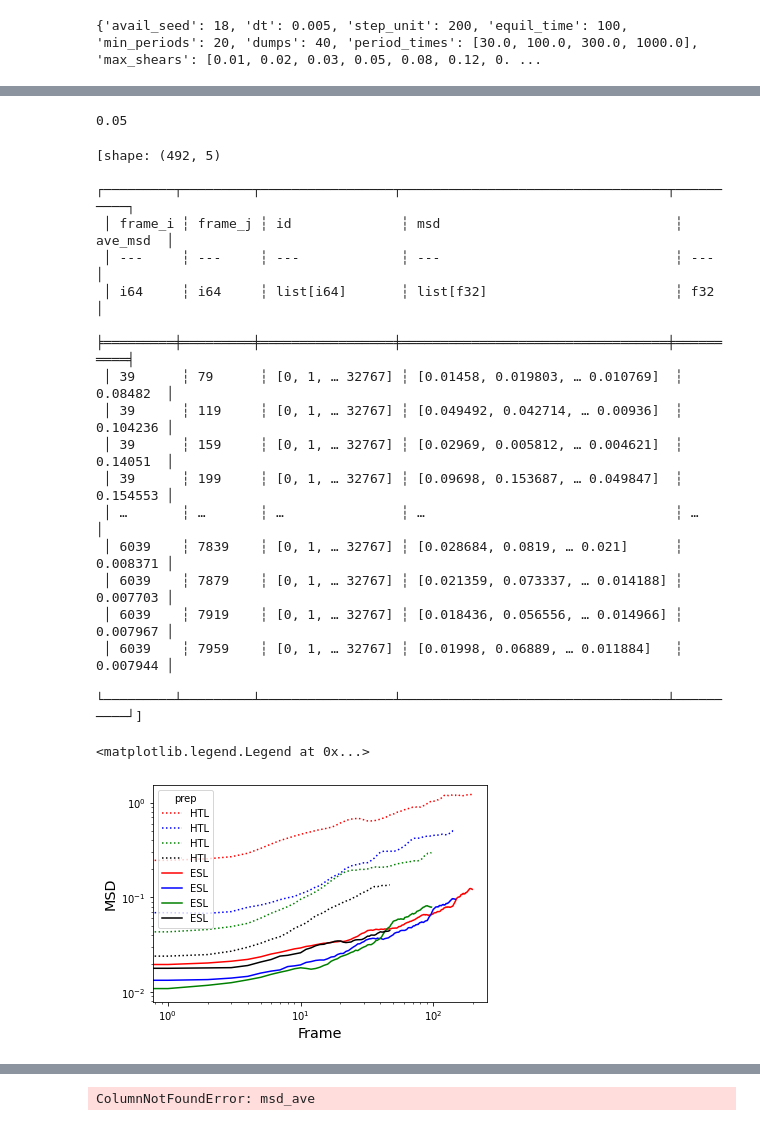
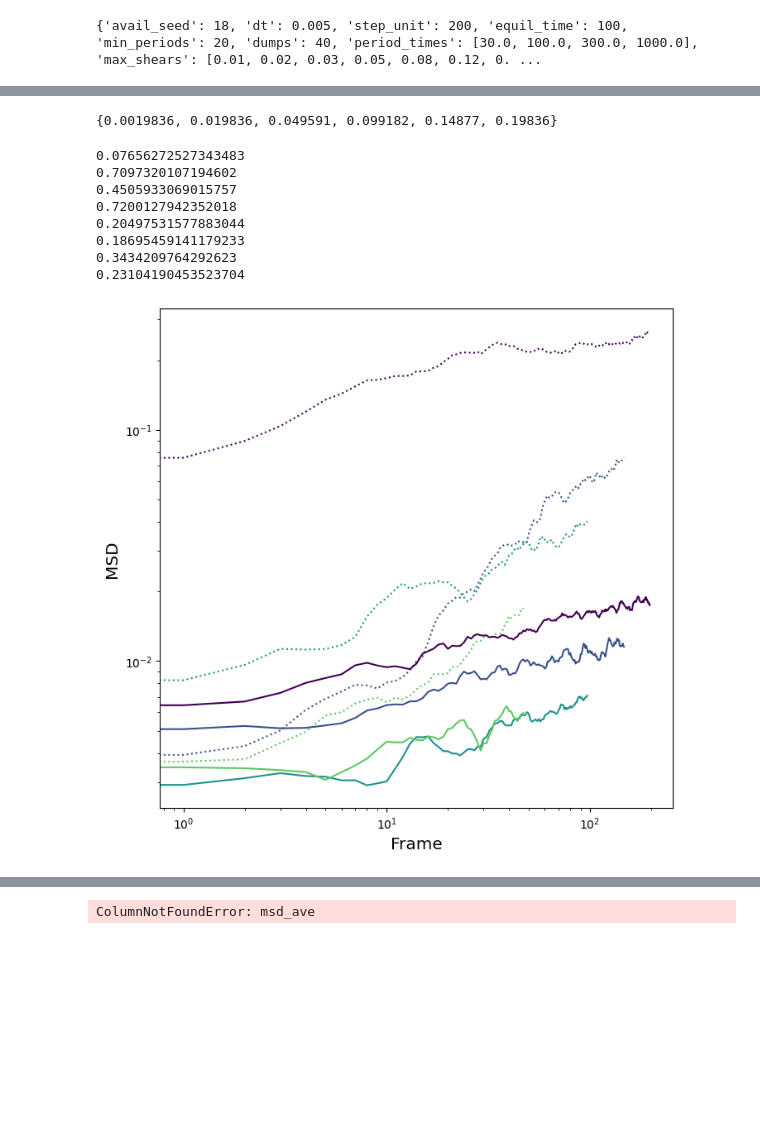
Before and after one commit to ianrgraham/monk, a Jupyter notebook: workflows/2d-osc-shear/notebooks/paper1-v1/paper1-figs-111723-longer-msd.ipynb, the cells around one changed output, grey strips where cells are left out. Drawn from its saved outputs; the diff is of its cells as text; code cells hidden in the pictures; blank space fills up the shorter version.

```diff
--- a/workflows/2d-osc-shear/notebooks/paper1-v1/paper1-figs-111723-longer-msd.ipynb
+++ b/workflows/2d-osc-shear/notebooks/paper1-v1/paper1-figs-111723-longer-msd.ipynb
@@ -30,7 +30,7 @@ import polars as pl
 # %%
 from monk import utils, workflow
 
-parent = pathlib.Path(os.getcwd()).parent / "config.yaml"
+parent = pathlib.Path(os.getcwd()).parent.parent / "config.yaml"
 config = workflow.get_config(parent.as_posix())
 parent, config
 # %% [output]
@@ -72,8 +72,8 @@ for job in project:
         if float(period) != 1000:
             continue
 
-        # if job.isfile(out_path):
-        #     continue
+        if job.isfile(out_path):
+            continue
 
         print(sp)
 
@@ -145,7 +146,7 @@ for job in project:
 
     expers = sorted(glob.glob(job.fn("longer_experiments/*/*/traj-fire_period-*.gsd")))
 
-    for exper in expers:
+    for exper in tqdm(expers):
         max_shear = utils.extract_between(exper, "max-shear-", "/")
         period = utils.extract_between(exper, "period-", ".gsd")
         temp = utils.extract_between(exper, "temp-", "/")
@@ -153,7 +154,9 @@ for job in project:
         out_path = f"longer_experiments/max-shear-{max_shear}/temp-{temp}/msd-strob_period-{period}.parquet"
 
         if job.isfile(out_path):
-            dataset = pl.read_parquet(job.fn(out_path))
+            dataset = pl.read_parquet(job.fn(out_path), columns=["frame_i", "frame_j", "ave_msd"])
+            # dataset.drop_in_place("msd")
+            # dataset.drop_in_place("id")
             output[sp].append(dataset)
 # %% [output]
 634e14bc75836df75158fb15f379d8bb
@@ -243,57 +174,63 @@ plt.legend(title="prep")
-# %%
-5e-2
-# %% [output]
-0.05
-# %%
-data
-# %% [output]
-[shape: (492, 5)
- ┌─────────┬─────────┬─────────────────┬──────────────────────────────────┬──────────┐
- │ frame_i ┆ frame_j ┆ id              ┆ msd                              ┆ ave_msd  │
- │ ---     ┆ ---     ┆ ---             ┆ ---                              ┆ ---      │
- │ i64     ┆ i64     ┆ list[i64]       ┆ list[f32]                        ┆ f32      │
- ╞═════════╪═════════╪═════════════════╪══════════════════════════════════╪══════════╡
- │ 39      ┆ 79      ┆ [0, 1, … 32767] ┆ [0.01458, 0.019803, … 0.010769]  ┆ 0.08482  │
- │ 39      ┆ 119     ┆ [0, 1, … 32767] ┆ [0.049492, 0.042714, … 0.00936]  ┆ 0.104236 │
- │ 39      ┆ 159     ┆ [0, 1, … 32767] ┆ [0.02969, 0.005812, … 0.004621]  ┆ 0.14051  │
- │ 39      ┆ 199     ┆ [0, 1, … 32767] ┆ [0.09698, 0.153687, … 0.049847]  ┆ 0.154553 │
- │ …       ┆ …       ┆ …               ┆ …                                ┆ …        │
- │ 6039    ┆ 7839    ┆ [0, 1, … 32767] ┆ [0.028684, 0.0819, … 0.021]      ┆ 0.008371 │
- │ 6039    ┆ 7879    ┆ [0, 1, … 32767] ┆ [0.021359, 0.073337, … 0.014188] ┆ 0.007703 │
- │ 6039    ┆ 7919    ┆ [0, 1, … 32767] ┆ [0.018436, 0.056556, … 0.014966] ┆ 0.007967 │
- │ 6039    ┆ 7959    ┆ [0, 1, … 32767] ┆ [0.01998, 0.06889, … 0.011884]   ┆ 0.007944 │
- └─────────┴─────────┴─────────────────┴──────────────────────────────────┴──────────┘]
+# %%
+temps = set()
+for key, data in output.items():
+    temps.add(key.temp)
+temps
+# %% [output]
+{0.0019836, 0.019836, 0.049591, 0.099182, 0.14877, 0.19836}
 # %%
 from scipy.ndimage import uniform_filter1d
 
-temps = [0.019836, 0.049591, 0.099182, 0.14877, 0.19836]
+fig = plt.figure(figsize=(8, 8), dpi=100)
+# plt.gca().set_aspect('equal')
+
+temps_loc = sorted(list(temps))
+
+cmap = cm.viridis
+colors = [cmap(0), cmap(0.25), cmap(0.5), cmap(0.75)]
 
 for key, data in output.items():
     pair = key.prep
     # print(key)
-    if key.temp != temps[1] or key.max_shear != 0.04:
+    if key.temp != temps_loc[2] or key.max_shear != 0.02:
         continue
     # print(key.temp)
     if pair == "ESL":
         ls = "-"
     else:
         ls = ":"
     tws = [[], [], [], []]
-    colors = ["r", "b", "g", "k"]
+    # colors = ["r", "b", "g", "k"]
+    waits = [0, 50, 100, 150]
     for d in data:
         for idx, (_, di) in enumerate(d.group_by("frame_i", maintain_order=True)):
             # print(idx)
             tws[idx].append(di[:]["ave_msd"].to_numpy())
             # break
     tws = [np.mean(tw, axis=0) for tw in tws]
-    for tw, c in zip(tws, colors):
-        plt.plot(uniform_filter1d(tw, 10), label=f"{pair}", ls=ls, color=c)
+    for tw, c, w in zip(tws, colors, waits):
+        # get log-log slope
+        tw = uniform_filter1d(tw, 5)
+        x = np.log(np.arange(len(tw)))[20:]
+        y = np.log(tw)[20:]
+        slope = np.polyfit(x, y, 1)[0]
+        print(slope)
+        # plt.plot(x, y)
+        plt.plot(tw, label=f"{pair} {w:.2e} {slope:.2}", ls=ls, color=c)
 plt.ylabel("MSD", size="x-large")
 plt.xlabel("Frame", size="x-large")
 plt.yscale('log')
 plt.xscale('log')
-plt.legend(title="prep")
+# plt.legend(title=r"prep, $t_w$, $D$", bbox_to_anchor=(1.05, 1), loc='upper left')
 # plt.ylim(0, 0.05)
+plt.savefig("msd-0.05-0.25-log.png", dpi=300, bbox_inches='tight')
 # %% [output]
-<matplotlib.legend.Legend at 0x...>
+0.07656272527343483
+0.7097320107194602
+0.4505933069015757
+0.7200127942352018
+0.20497531577883044
+0.18695459141179233
+0.3434209764292623
+0.23104190453523704
-[figure, old version]
+[figure, new version]
```
Also changed, not shown: parts of 13 cells of this notebook, 33 other files.
